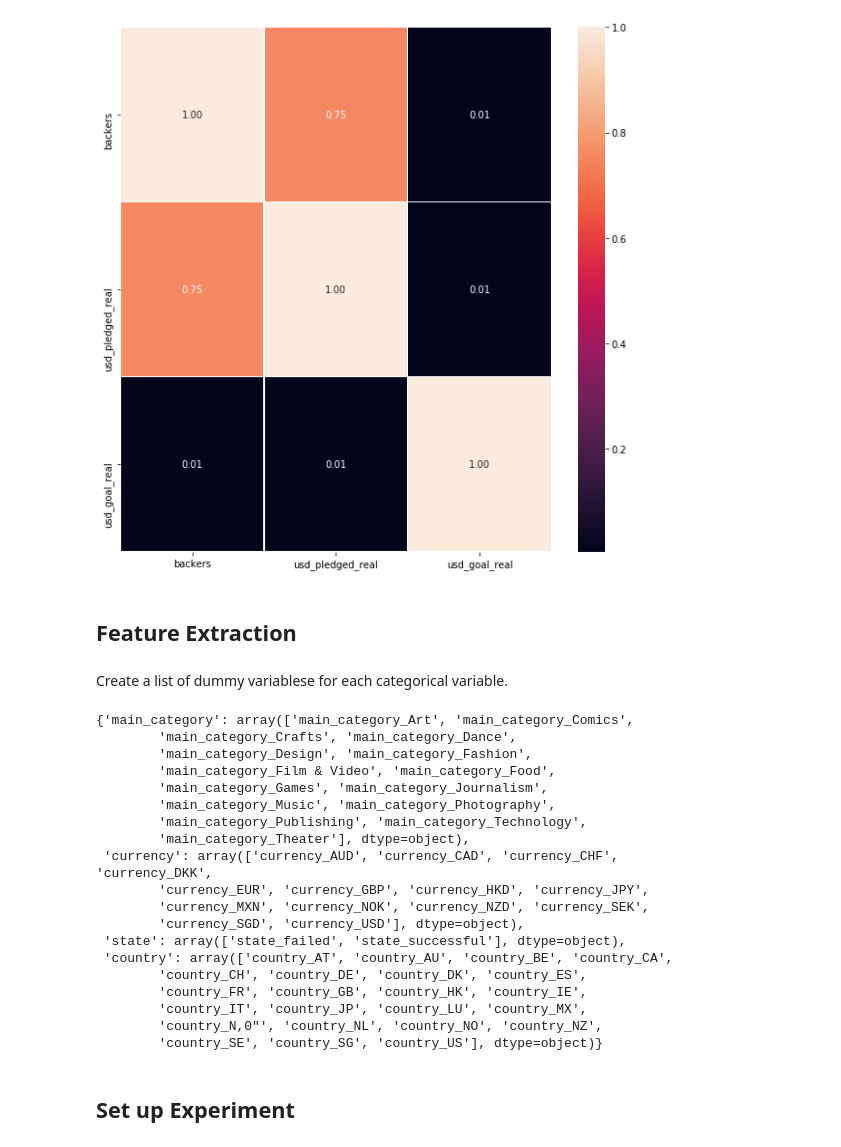
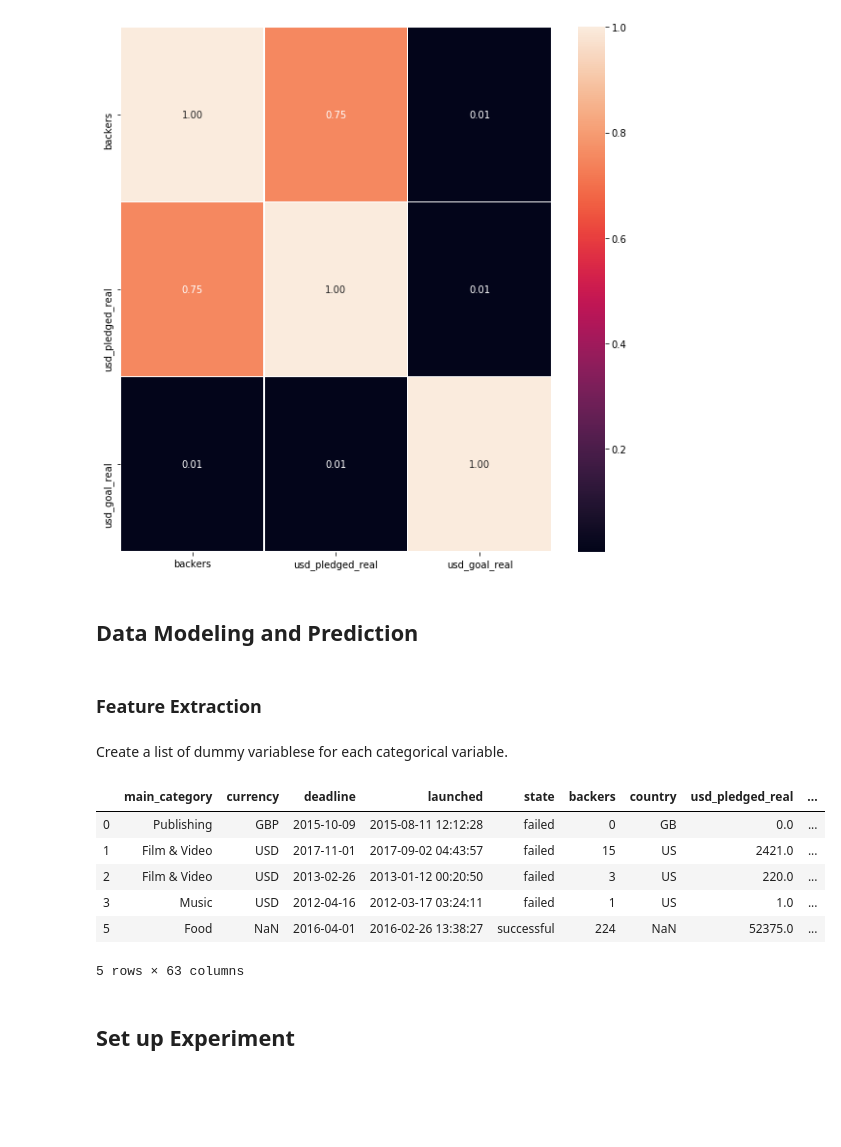
Before and after one commit to Beihoffmc/DataScienceFinalPresentation, a Jupyter notebook: Kickstarter2.ipynb, the cells around one changed output. Drawn from its saved outputs; the diff is of its cells as text; code cells hidden in the pictures; blank space fills up the shorter version.

```diff
--- a/Kickstarter2.ipynb
+++ b/Kickstarter2.ipynb
@@ -346,41 +324,30 @@ sns.heatmap(dataDF.corr(),annot=True,linewidths=.5,fmt=".2f",ax=ax)
 # %% [output]
 <matplotlib.axes._subplots.AxesSubplot at 0x...>
 [figure]
+# %% [markdown]
+## Data Modeling and Prediction
 # %% [markdown]
-## Feature Extraction
+### Feature Extraction
 # %% [markdown]
 Create a list of dummy variablese for each categorical variable.
 # %%
 cat_columns = ["main_category", "currency", "state", "country"]
 dummy_columns = {}
 
 for col in cat_columns:
     dummies = pd.get_dummies(dataDF[col], prefix=col)
     dummy_columns[col] = dummies.columns.values
     dataDF = dataDF.merge(dummies, left_index=True, right_index=True)
 
 dataDF.head()
-dummy_columns
 # %% [output]
+|  | main_category | currency | deadline | launched | state | backers | country | usd_pledged_real | ... |
+| 0 | Publishing | GBP | 2015-10-09 | 2015-08-11 12:12:28 | failed | 0 | GB | 0.0 | ... |
+| 1 | Film & Video | USD | 2017-11-01 | 2017-09-02 04:43:57 | failed | 15 | US | 2421.0 | ... |
+| 2 | Film & Video | USD | 2013-02-26 | 2013-01-12 00:20:50 | failed | 3 | US | 220.0 | ... |
+| 3 | Music | USD | 2012-04-16 | 2012-03-17 03:24:11 | failed | 1 | US | 1.0 | ... |
+| 5 | Food | NaN | 2016-04-01 | 2016-02-26 13:38:27 | successful | 224 | NaN | 52375.0 | ... |
-{'main_category': array(['main_category_Art', 'main_category_Comics',
-        'main_category_Crafts', 'main_category_Dance',
-        'main_category_Design', 'main_category_Fashion',
-        'main_category_Film & Video', 'main_category_Food',
-        'main_category_Games', 'main_category_Journalism',
-        'main_category_Music', 'main_category_Photography',
-        'main_category_Publishing', 'main_category_Technology',
-        'main_category_Theater'], dtype=object),
- 'currency': array(['currency_AUD', 'currency_CAD', 'currency_CHF', 'currency_DKK',
-        'currency_EUR', 'currency_GBP', 'currency_HKD', 'currency_JPY',
-        'currency_MXN', 'currency_NOK', 'currency_NZD', 'currency_SEK',
-        'currency_SGD', 'currency_USD'], dtype=object),
- 'state': array(['state_failed', 'state_successful'], dtype=object),
- 'country': array(['country_AT', 'country_AU', 'country_BE', 'country_CA',
-        'country_CH', 'country_DE', 'country_DK', 'country_ES',
-        'country_FR', 'country_GB', 'country_HK', 'country_IE',
-        'country_IT', 'country_JP', 'country_LU', 'country_MX',
-        'country_N,0"', 'country_NL', 'country_NO', 'country_NZ',
-        'country_SE', 'country_SG', 'country_US'], dtype=object)}
+5 rows × 63 columns
 # %% [markdown]
 ## Set up Experiment
 # %% [markdown]
```
Also changed, not shown: parts of 32 cells of this notebook.
